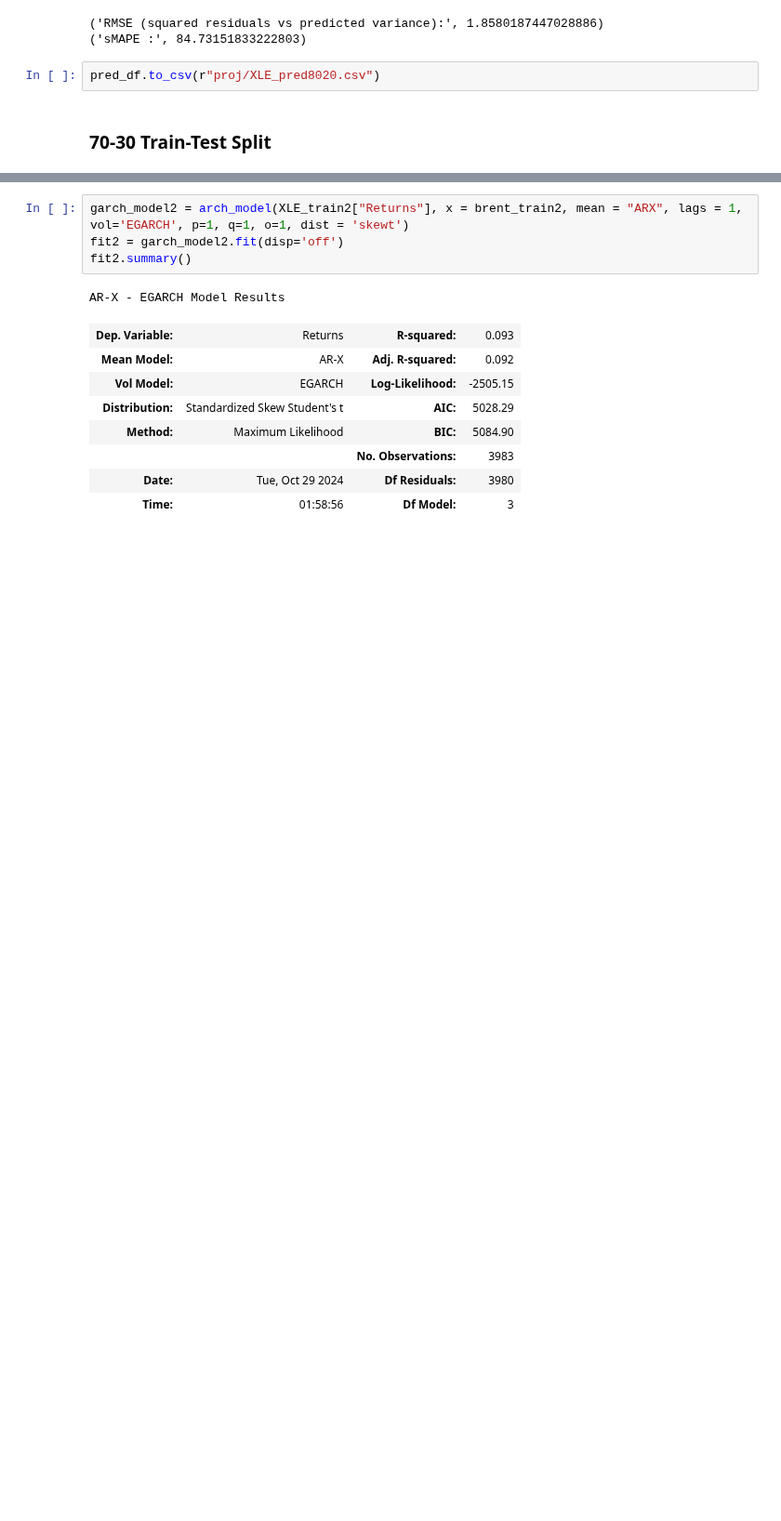
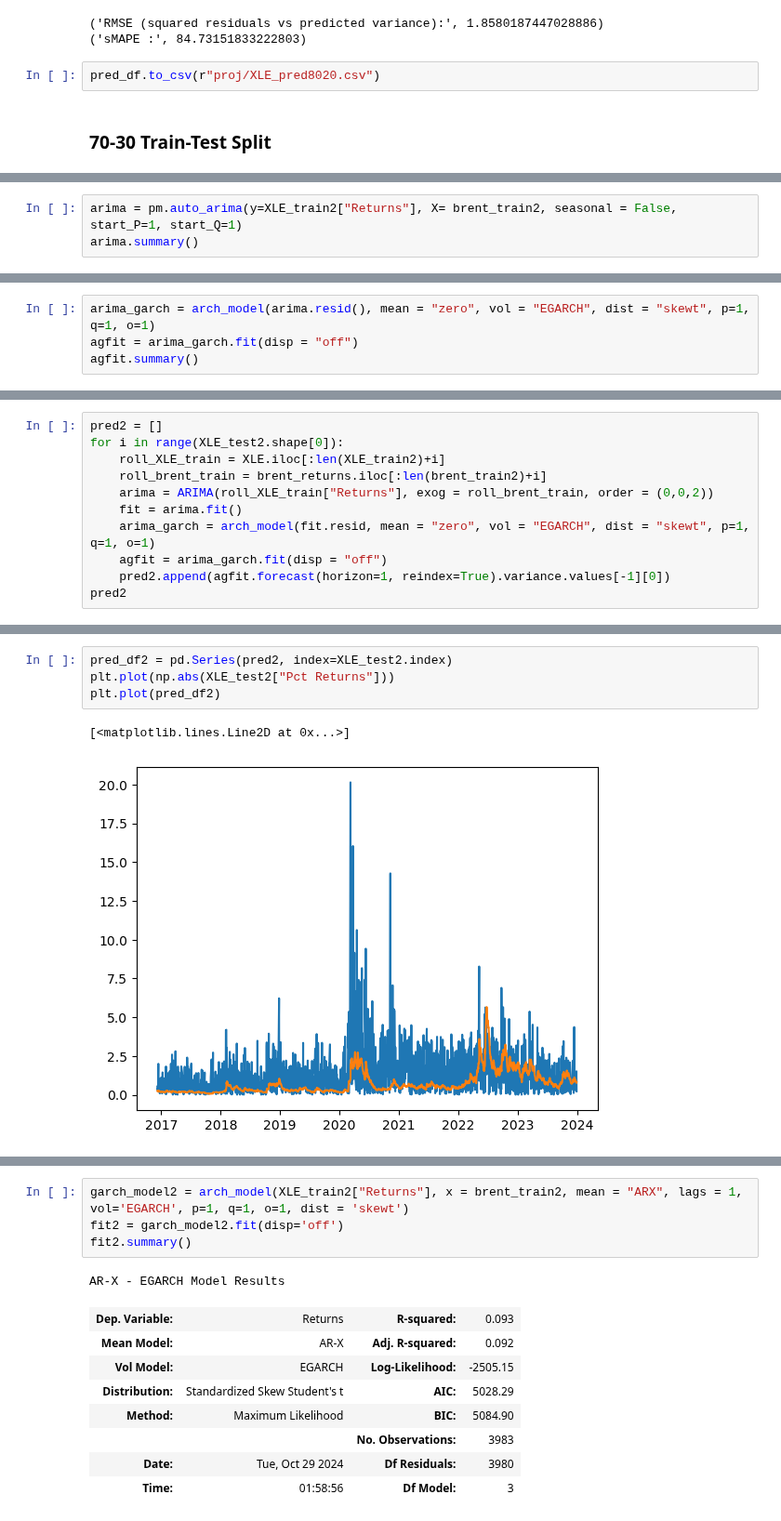
Before and after one commit to siruiliu-code/GARCH-X-Volatility-Modelling-with-Equity-Options-Trading, a Jupyter notebook: XLE_garch.ipynb, the cells around one changed output, grey strips where cells are left out. Shown at 93% size. Cells and saved outputs as stored; diff of their text form; blank space fills up the shorter version.

```diff
--- a/XLE_garch.ipynb
+++ b/XLE_garch.ipynb
@@ -207,0 +227,3 @@ brent_train2, brent_test2 = train_test_split(brent_returns, test_size = 0.3, shu
+# %%
+arima = pm.auto_arima(y=XLE_train2["Returns"], X= brent_train2, seasonal = False, start_P=1, start_Q=1)
+arima.summary()
@@ -207,0 +250,4 @@ brent_train2, brent_test2 = train_test_split(brent_returns, test_size = 0.3, shu
+# %%
+arima_garch = arch_model(arima.resid(), mean = "zero", vol = "EGARCH", dist = "skewt", p=1, q=1, o=1)
+agfit = arima_garch.fit(disp = "off")
+agfit.summary()
@@ -207,0 +293,11 @@ brent_train2, brent_test2 = train_test_split(brent_returns, test_size = 0.3, shu
+# %%
+pred2 = []
+for i in range(XLE_test2.shape[0]):
+    roll_XLE_train = XLE.iloc[:len(XLE_train2)+i]
+    roll_brent_train = brent_returns.iloc[:len(brent_train2)+i]
+    arima = ARIMA(roll_XLE_train["Returns"], exog = roll_brent_train, order = (0,0,2))
+    fit = arima.fit()
+    arima_garch = arch_model(fit.resid, mean = "zero", vol = "EGARCH", dist = "skewt", p=1, q=1, o=1)
+    agfit = arima_garch.fit(disp = "off")
+    pred2.append(agfit.forecast(horizon=1, reindex=True).variance.values[-1][0])
+pred2
@@ -207,0 +322,7 @@ brent_train2, brent_test2 = train_test_split(brent_returns, test_size = 0.3, shu
+# %%
+pred_df2 = pd.Series(pred2, index=XLE_test2.index)
+plt.plot(np.abs(XLE_test2["Pct Returns"]))
+plt.plot(pred_df2)
+# %% [output]
+[<matplotlib.lines.Line2D at 0x...>]
+[figure, added]
```
Also changed, not shown: parts of 20 cells of this notebook.
